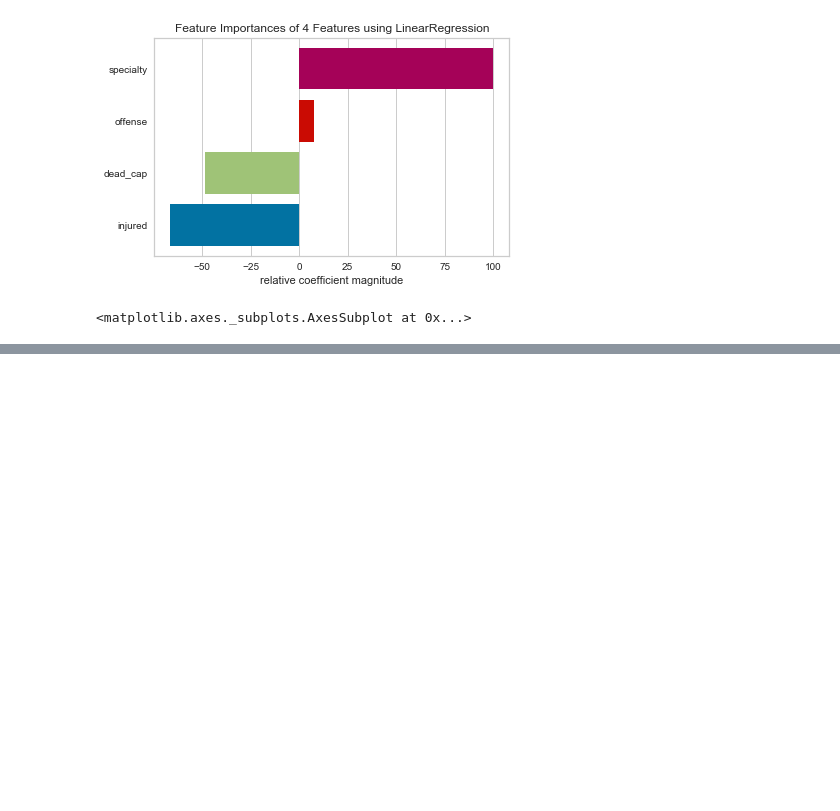
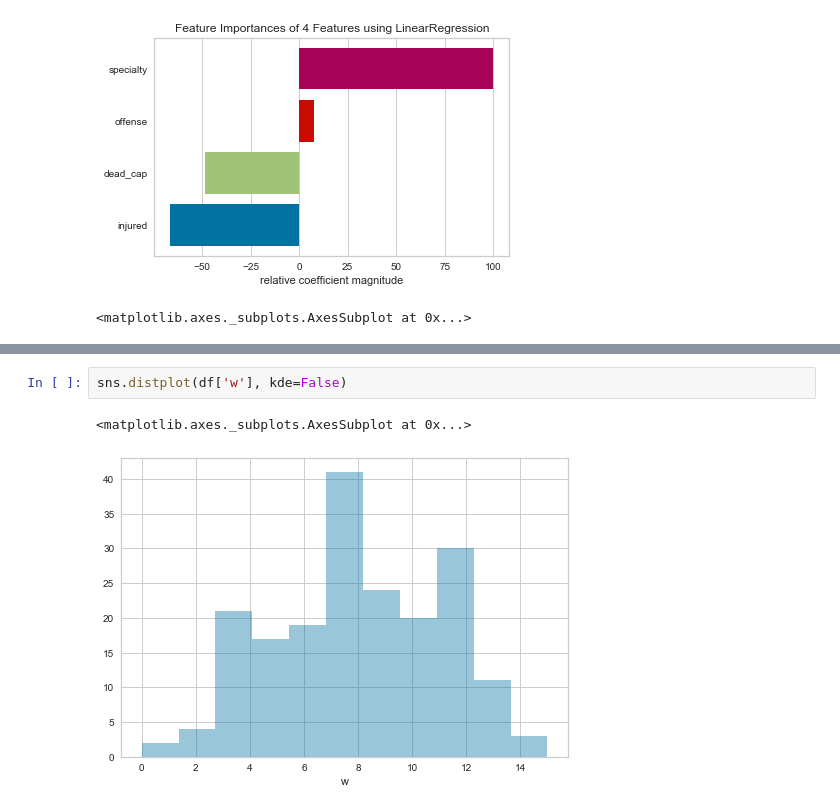
Before and after one commit to jwattier/nycdsa_web_scrape_project, a Jupyter notebook: sprtContracts/3_analyze_visualize.ipynb, the cells around one changed output, grey strips where cells are left out. Drawn from its saved outputs; the diff is of its cells as text; blank space fills up the shorter version.

```diff
--- a/sprtContracts/3_analyze_visualize.ipynb
+++ b/sprtContracts/3_analyze_visualize.ipynb
@@ -106,0 +124,5 @@ fi_viz.poof()
+# %%
+sns.distplot(df['w'], kde=False)
+# %% [output]
+<matplotlib.axes._subplots.AxesSubplot at 0x...>
+[figure, added]
```
Also changed, not shown: parts of 1 cell of this notebook, 3 other files.
